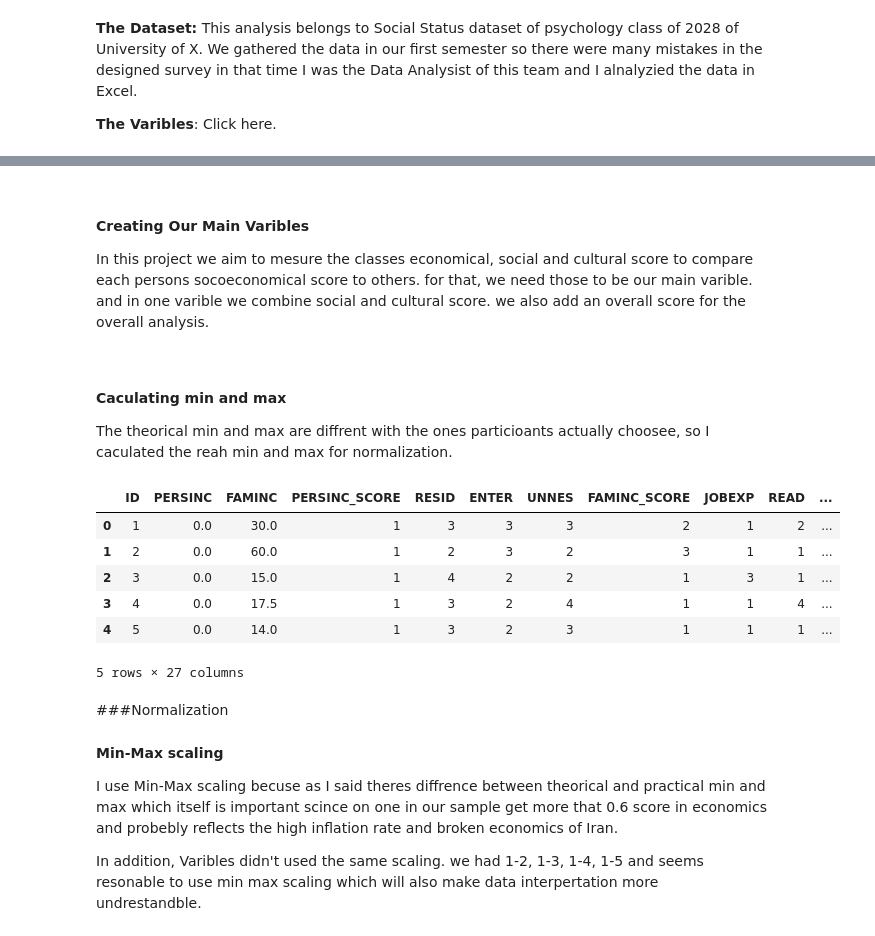
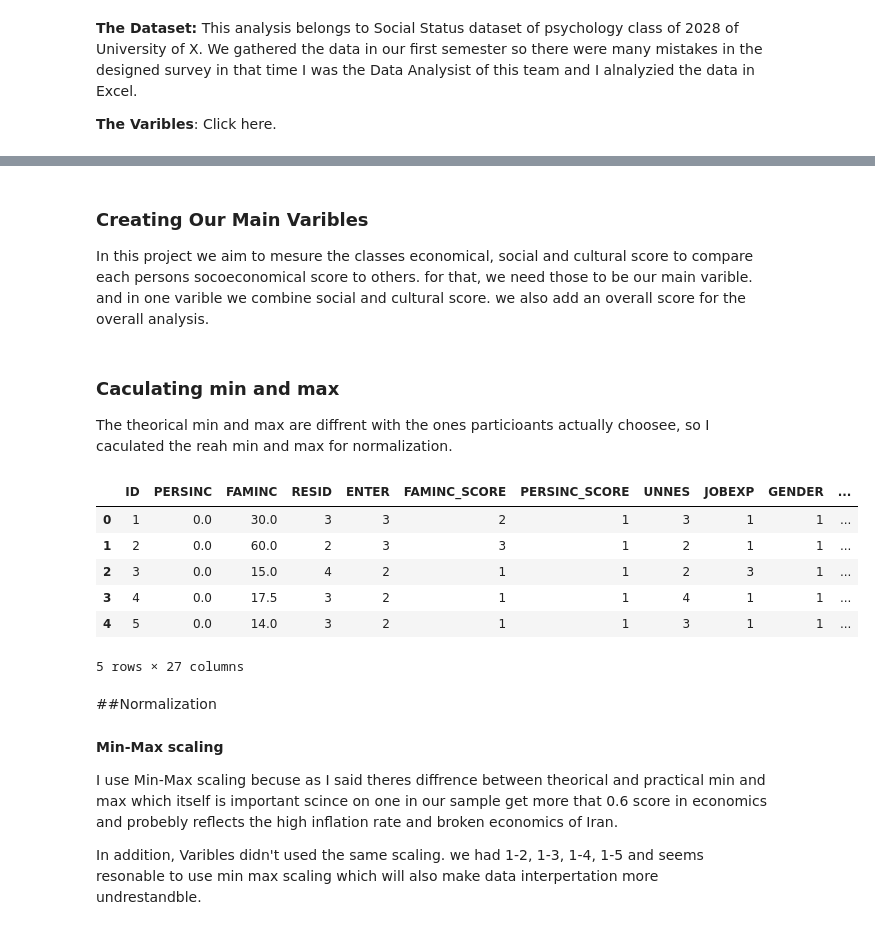
Before and after one commit to NajmehNyr/Social-Status-, a Jupyter notebook: social.ipynb, the cells around one changed output, grey strips where cells are left out. Cells and saved outputs as stored; diff of their text form; code cells hidden in the pictures.

```diff
--- a/social.ipynb
+++ b/social.ipynb
@@ -118,10 +122,11 @@ PersincCuts = [0, 5, 10, 51]
 # Labeling and cuts the values
 df['FAMINC_SCORE'] = pd.cut(df['FAMINC'], bins=FamincCuts, labels=[1, 2, 3, 4, 5], right=False, include_lowest=True)
 df['PERSINC_SCORE'] = pd.cut(df['PERSINC'], bins=PersincCuts, labels=[1, 2, 3], right=False, include_lowest=True)
+
+df['FAMINC_SCORE'] = df['FAMINC_SCORE'].astype(int)
+df['PERSINC_SCORE'] = df['PERSINC_SCORE'].astype(int)
 # %% [markdown]
-‌
-
-**Creating Our Main Varibles**
+### Creating Our Main Varibles
 
 In this project we aim to mesure the classes economical, social and cultural score to compare each persons socoeconomical score to others. for that, we need those to be our main varible. and in one varible we combine social and cultural score. we also add an overall score for the overall analysis.
 # %%
@@ -142,9 +147,7 @@ ADDITIONAL = ['SOCCUL', 'OVERALL']
 NewOrder = ['ID', 'PERSINC', 'FAMINC'] + [subvar for var in vars.keys() for subvar in list(vars[var])] + list(vars.keys()) + ADDITIONAL
 df = df[NewOrder]
 # %% [markdown]
-‌
-
-**Caculating min and max**
+### Caculating min and max
 
 The theorical min and max are diffrent with the ones particioants actually choosee, so I caculated the reah min and max for normalization.
 # %%
@@ -156,34 +159,34 @@ MinMax = {'GENDER':[1,2], 'RELIBIL':[1,5], 'SPORT':[1,4]      , 'RESID':[1,5]  ,
           'FAMINC':[df['FAMINC'].min(), df['FAMINC'].max()],
           'PERSINC':[df['PERSINC'].min(), df['PERSINC'].max()]}
 # %%
-#TODO1: Calculate min and max based on minmax dict
+# 1: Calculate min and max based on minmax dict
 
 # For Vars
-VarMin = [MinMax[SubVar][0] for SubVar in SubVars]
-VarMax = [MinMax[SubVar][1] for SubVar in SubVars]
+VarMin = [MinMax[SubVarm][0] for SubVarm in SubVar]
+VarMax = [MinMax[SubVarm][1] for SubVarm in SubVar]
 MinMaxVars = {Var: (np.mean(VarMin), np.mean(VarMax))
               for Var, SubVar in vars.items()}
 
 # For ADDITIONALs
 SOCCULMin = [MinMaxVars['SOC'][0], MinMaxVars['CUL'][0]]
 SOCCULMax = [MinMaxVars['SOC'][1], MinMaxVars['CUL'][1]]
 
 OVERALLMin = [MinMaxVars['ECO'][0], MinMaxVars['CUL'][0], MinMaxVars['SOC'][0]]
 OVERALLMax = [MinMaxVars['ECO'][1], MinMaxVars['CUL'][1], MinMaxVars['SOC'][1]]
 
 MinMaxAdd = {'SOCCUL': (np.mean(SOCCULMin), np.mean(SOCCULMax)),
              'OVERALL': (np.mean(OVERALLMin), np.mean(OVERALLMax))}
 
 
-#TODO2: Updating the MInMAx dictionary with var means and additional means
+# 2: Updating the MInMAx dictionary with var means and additional means
 MinMax.update(MinMaxVars)
 MinMax.update(MinMaxAdd)
 df.head()
 # %% [output]
-|  | ID | PERSINC | FAMINC | PERSINC_SCORE | RESID | ENTER | UNNES | FAMINC_SCORE | JOBEXP | READ | ... |
-| 0 | 1 | 0.0 | 30.0 | 1 | 3 | 3 | 3 | 2 | 1 | 2 | ... |
-| 1 | 2 | 0.0 | 60.0 | 1 | 2 | 3 | 2 | 3 | 1 | 1 | ... |
-| 2 | 3 | 0.0 | 15.0 | 1 | 4 | 2 | 2 | 1 | 3 | 1 | ... |
-| 3 | 4 | 0.0 | 17.5 | 1 | 3 | 2 | 4 | 1 | 1 | 4 | ... |
-| 4 | 5 | 0.0 | 14.0 | 1 | 3 | 2 | 3 | 1 | 1 | 1 | ... |
+|  | ID | PERSINC | FAMINC | RESID | ENTER | FAMINC_SCORE | PERSINC_SCORE | UNNES | JOBEXP | GENDER | ... |
+| 0 | 1 | 0.0 | 30.0 | 3 | 3 | 2 | 1 | 3 | 1 | 1 | ... |
+| 1 | 2 | 0.0 | 60.0 | 2 | 3 | 3 | 1 | 2 | 1 | 1 | ... |
+| 2 | 3 | 0.0 | 15.0 | 4 | 2 | 1 | 1 | 2 | 3 | 1 | ... |
+| 3 | 4 | 0.0 | 17.5 | 3 | 2 | 1 | 1 | 4 | 1 | 1 | ... |
+| 4 | 5 | 0.0 | 14.0 | 3 | 2 | 1 | 1 | 3 | 1 | 1 | ... |
 5 rows × 27 columns
@@ -190,5 +195,5 @@ df.head()
 # %% [markdown]
-###Normalization
+##Normalization
 # %% [markdown]
 **Min-Max scaling**
 
```
Also changed, not shown: parts of 52 cells of this notebook.
